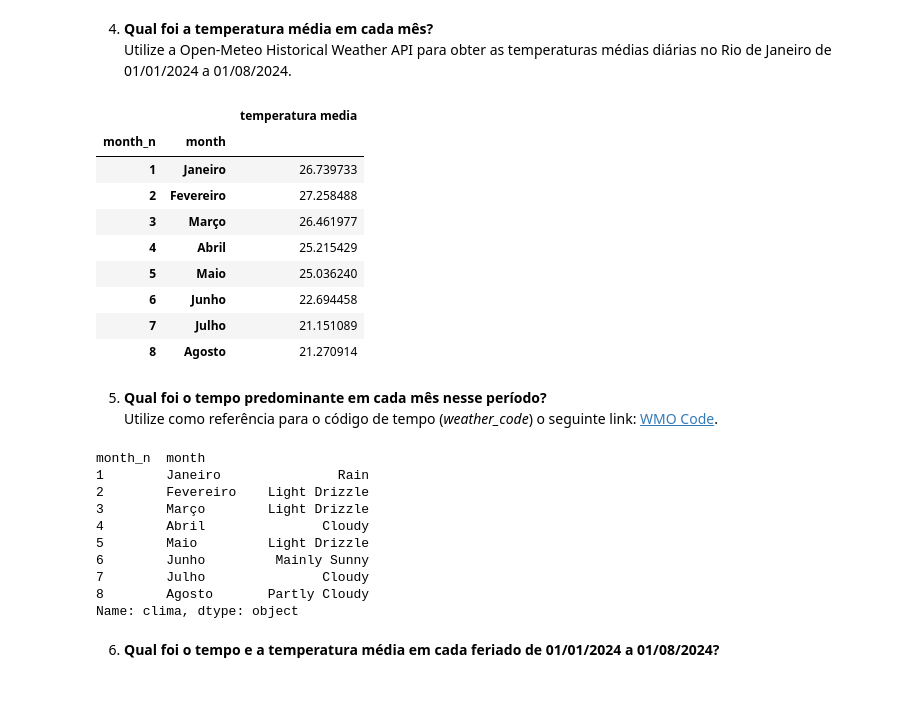
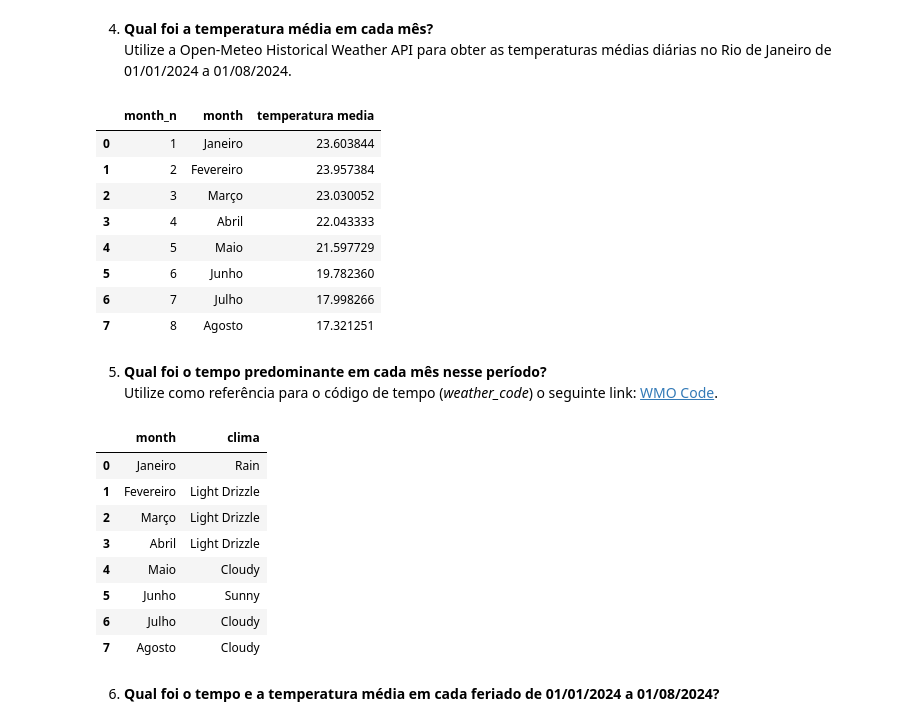
Before and after one commit to DS-Johnny/emd-desafio-junior-data-scientist, a Jupyter notebook: analise_api.ipynb, the cells around one changed output. Drawn from its saved outputs; the diff is of its cells as text; code cells hidden in the pictures; blank space fills up the shorter version.

```diff
--- a/analise_api.ipynb
+++ b/analise_api.ipynb
@@ -42,7 +42,7 @@ import pandas as pd
 from utils.utils import Weather # Importa a dlasse Weather criada em utils.py que consome a API Open-Meteo Historical Weather API
 
 # Gera instância de Weather
-wrio = Weather(-22.91065792690287, -43.205696376202305) # Recebe como parâmetro as coordenadas da prefeitura da cidade do Rio de Janeiro obtidas pelo google maps
+wrio = Weather(-22.914469232838528, -43.44618954745923) # Coordenada CENTRO calculada utilizando geopandas
 # %% [markdown]
 ### Dados de feriados
 # %%
@@ -161,43 +182,43 @@ Há 9 feriados em dias de semana(segunda a sexta-feira) em 2024
 # %%
 # Utiliza o método forecast de Weather que recebe uma data de inicio e fim de um período de dias para obter os dados de temperatura de cada dia
 temperaturas_diarias_2024 = wrio.forecast('2024-01-01', '2024-08-01') # retorna um dataframe com data, clima(tempo) e temperatura média
 
 # Cria novas colunas
 temperaturas_diarias_2024['month_n'] = temperaturas_diarias_2024['data'].apply(lambda x: x.month) # Extrai o mês de cada registro como um valor inteiro
 temperaturas_diarias_2024['month'] = temperaturas_diarias_2024['data'].apply(lambda x: x.month).map(meses) # Transcreve o mês de inteiro para os nomes dos meses em Português
 
 # Agrupa os dados por mês e agrega a média de temperatura média de cada mês, ordena os meses de Janeiro a Dezembro
-by_month = temperaturas_diarias_2024.groupby(['month_n','month']).agg({'temperatura media':'mean'}).sort_values('month_n', ascending=True)
+by_month = temperaturas_diarias_2024.groupby(['month_n','month']).agg({'temperatura media':'mean'}).sort_values('month_n', ascending=True).reset_index()
 
-by_month
+by_month[['month', 'temperatura media']]
 # %% [output]
-|  |  | temperatura media |
-| month_n | month |  |
-| 1 | Janeiro | 26.739733 |
-| 2 | Fevereiro | 27.258488 |
-| 3 | Março | 26.461977 |
-| 4 | Abril | 25.215429 |
-| 5 | Maio | 25.036240 |
-| 6 | Junho | 22.694458 |
-| 7 | Julho | 21.151089 |
-| 8 | Agosto | 21.270914 |
+|  | month_n | month | temperatura media |
+| 0 | 1 | Janeiro | 23.603844 |
+| 1 | 2 | Fevereiro | 23.957384 |
+| 2 | 3 | Março | 23.030052 |
+| 3 | 4 | Abril | 22.043333 |
+| 4 | 5 | Maio | 21.597729 |
+| 5 | 6 | Junho | 19.782360 |
+| 6 | 7 | Julho | 17.998266 |
+| 7 | 8 | Agosto | 17.321251 |
 # %% [markdown]
 5. **Qual foi o tempo predominante em cada mês nesse período?**
    Utilize como referência para o código de tempo (_weather_code_) o seguinte link: [WMO Code](https://gist.github.com/stellasphere/9490c195ed2b53c707087c8c2db4ec0c).
 # %%
 # Arupa os dados do dataframe por mês e aplica o método que identifica a moda de uma Series
-temperaturas_diarias_2024.groupby(['month_n','month'])['clima'].apply(lambda x: x.mode()[0])
+clima_predominante = temperaturas_diarias_2024.groupby(['month_n','month'])['clima'].apply(lambda x: x.mode()[0]).reset_index()
+clima_predominante = clima_predominante[['month', 'clima']]
+clima_predominante
 # %% [output]
-month_n  month
-1        Janeiro               Rain
-2        Fevereiro    Light Drizzle
-3        Março        Light Drizzle
-4        Abril               Cloudy
-5        Maio         Light Drizzle
-6        Junho         Mainly Sunny
-7        Julho               Cloudy
-8        Agosto       Partly Cloudy
-Name: clima, dtype: object
+|  | month | clima |
+| 0 | Janeiro | Rain |
+| 1 | Fevereiro | Light Drizzle |
+| 2 | Março | Light Drizzle |
+| 3 | Abril | Light Drizzle |
+| 4 | Maio | Cloudy |
+| 5 | Junho | Sunny |
+| 6 | Julho | Cloudy |
+| 7 | Agosto | Cloudy |
 # %% [markdown]
 6. **Qual foi o tempo e a temperatura média em cada feriado de 01/01/2024 a 01/08/2024?**
 # %%
```
Also changed, not shown: parts of 3 cells of this notebook, 4 other files.
